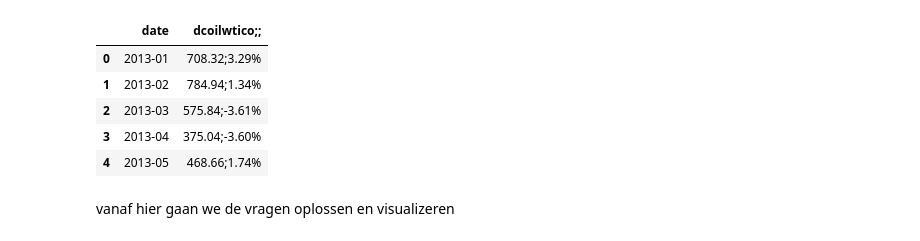
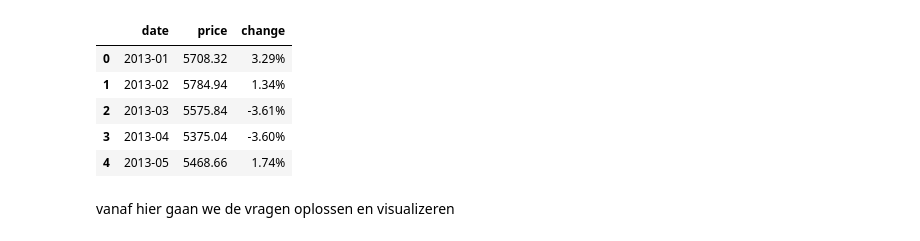
Before and after one commit to florboydens/Data-Analytics-Case-2, a Jupyter notebook: supermarket.ipynb, the cells around one changed output. Cells and saved outputs as stored; diff of their text form; code cells hidden in the pictures.

```diff
--- a/supermarket.ipynb
+++ b/supermarket.ipynb
@@ -25,0 +19,16 @@ transactions = pd.read_csv(base_path + 'transactions.csv', sep=',')
+# %%
+base_path = 'data/'
+holidays_events = pd.read_csv(base_path + 'holidays_events.csv')
+items = pd.read_csv(base_path + 'items.csv')
+oil = pd.read_csv(base_path + 'oil.csv')
+oil_INR = pd.read_csv(base_path + 'oil(INR).csv', sep=',', skipinitialspace=True)
+stores = pd.read_csv(base_path + 'stores.csv')
+transactions = pd.read_csv(base_path + 'transactions.csv')
+
+test = pd.read_csv('dataRaw/test.csv', sep=',')
+test['date'] = pd.to_datetime(test['date'], format='%Y-%m-%d')
+
+data = pd.read_csv('dataRaw/data.csv', sep=',', low_memory=False)
+data['date'] = pd.to_datetime(data['date'], format='%Y-%m-%d')
+data['unit_sales'] = data['unit_sales'].round(2)
+data['onpromotion'].fillna(False, inplace=True)
@@ -26,4 +42,13 @@ transactions = pd.read_csv(base_path + 'transactions.csv', sep=',')
 # %%
+base_path = 'dataRaw/'
+dataRaw = pd.read_csv(base_path + 'data.csv', sep=',', low_memory=False)
+holidays_events = pd.read_csv(base_path + 'holidays_events(India).csv', sep=';')
+items = pd.read_csv(base_path + 'items.csv', sep=';', low_memory=False)
+oilRaw = pd.read_csv(base_path + 'oil(India).csv', sep=',', skipinitialspace=True)
+stores = pd.read_csv(base_path + 'stores.csv', sep=';', encoding='ISO-8859-1')
+testRaw = pd.read_csv(base_path + 'test.csv', sep=',')
+transactions = pd.read_csv(base_path + 'transactions.csv', sep=',')
+
 mask = oilRaw['dcoilwtico;;'].str.contains('%')
 oilExtra = oilRaw[mask].copy()
 oil = oilRaw[~mask].copy()
@@ -72,39 +97,42 @@ def convert_date(date_str):
 
     if match:
         month_str, year_str = match.groups()
         # Handle two-digit year
         if len(year_str) == 2:
             year_str = "20" + year_str  # Assuming all dates are in the 2000s
 
         # Convert the month string to a month number, ensuring it's case-insensitive
         month_num = datetime.strptime(month_str.title(), '%b').month
         # Format the date string as 'YYYY-MM'
         return f"{year_str}-{month_num:02d}"
     else:
         # If the date string doesn't match the pattern, return None or handle as needed
         return None
 
 # Example usage on the sample dates
 converted_dates_regex = [convert_date(date) for date in date_samples]
 
 # Show the first few converted dates for verification
 converted_dates_regex[:10]
 
 
 # Applying the conversion function to the 'date' column of oilExtra
 oilExtra['date'] = oilExtra['date'].apply(convert_date)
 
+oil_INR['date'] = oil_INR['date'].apply(convert_date)
+
 # Applying the conversion function to the 'date' column of holidays_events
 # holidays_events['date'] = holidays_events['date'].apply(convert_date)
 
 oilExtra.head()
+oil_INR.head()
 # %% [output]
-|  | date | dcoilwtico;; |
-| 0 | 2013-01 | 708.32;3.29% |
-| 1 | 2013-02 | 784.94;1.34% |
-| 2 | 2013-03 | 575.84;-3.61% |
-| 3 | 2013-04 | 375.04;-3.60% |
-| 4 | 2013-05 | 468.66;1.74% |
+|  | date | price | change |
+| 0 | 2013-01 | 5708.32 | 3.29% |
+| 1 | 2013-02 | 5784.94 | 1.34% |
+| 2 | 2013-03 | 5575.84 | -3.61% |
+| 3 | 2013-04 | 5375.04 | -3.60% |
+| 4 | 2013-05 | 5468.66 | 1.74% |
 # %% [markdown]
 vanaf hier gaan we de vragen oplossen en visualizeren
 # %%
```
Also changed, not shown: parts of 10 cells of this notebook, 7 other files.
